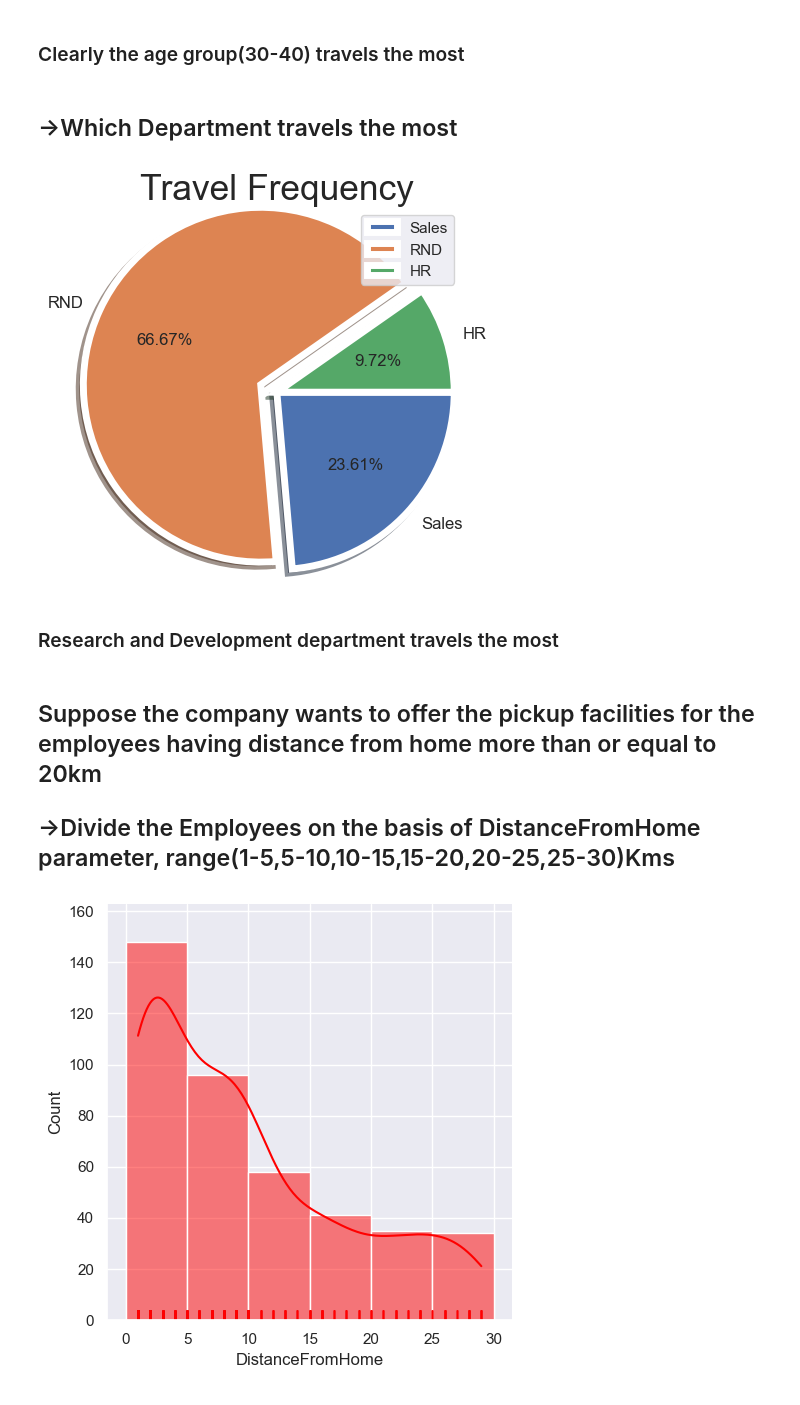
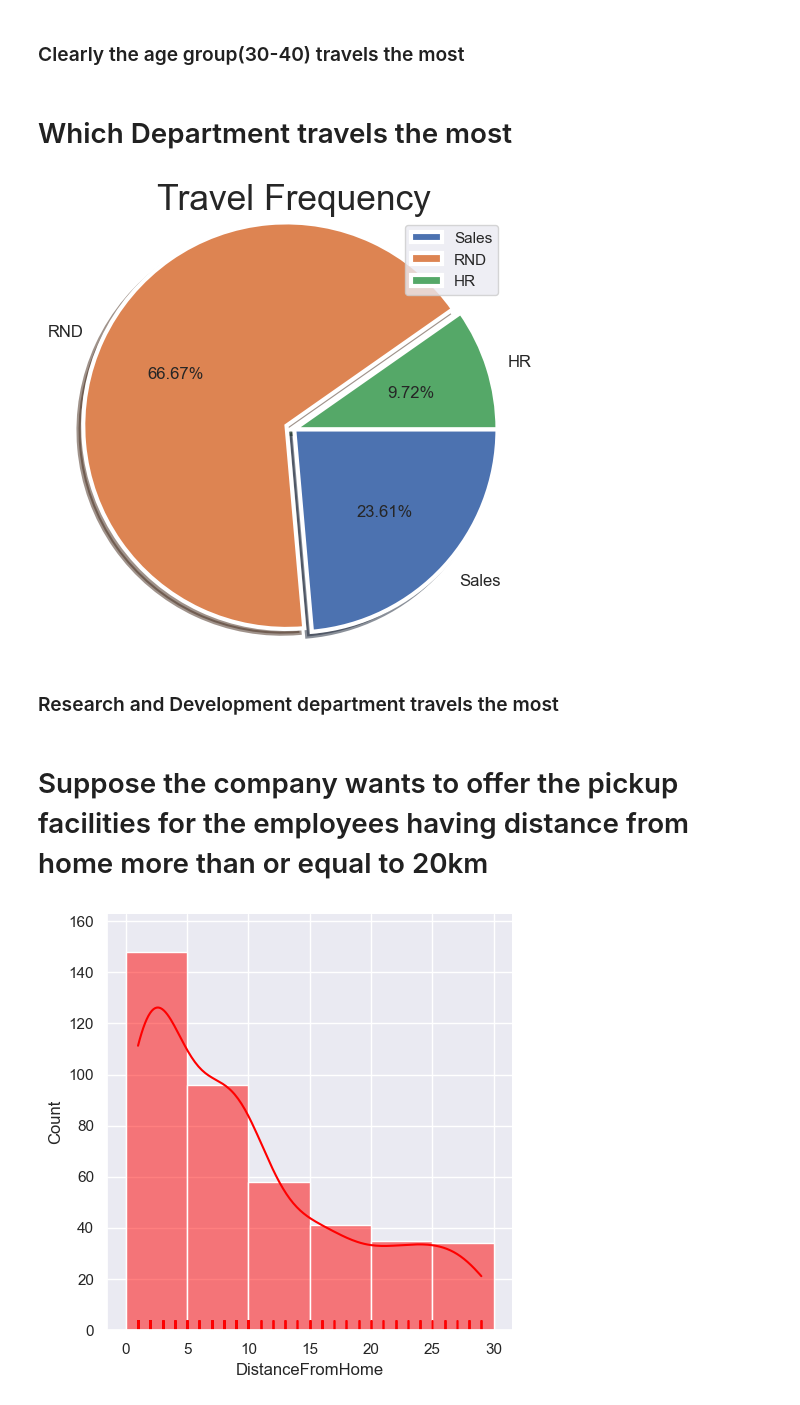
Before and after one commit to DeeZ-art/EDA-Emplyee_Dataset, a Jupyter notebook: EDA(Emplpoyee).ipynb, the cells around one changed output. Cells and saved outputs as stored; diff of their text form; code cells hidden in the pictures.

```diff
--- a/EDA(Emplpoyee).ipynb
+++ b/EDA(Emplpoyee).ipynb
@@ -34,29 +52,27 @@ plt.show()
 # %% [markdown]
 ### Clearly the age group(30-40) travels the most
 # %% [markdown]
-## ->Which Department travels the most
+# Which Department travels the most
 # %%
 dep = Data['Department'].unique().tolist()
 sales_dep = Data.loc[Data[(Data['BusinessTravel']=='Travel_Frequently') & (Data['Department']=='Sales')].index.values].index.values.tolist()
 RND_dep = Data.loc[Data[(Data['BusinessTravel']=='Travel_Frequently') & (Data['Department']=='Research & Development')].index.values].index.values.tolist()
 HR_dep = Data.loc[Data[(Data['BusinessTravel']=='Travel_Frequently') & (Data['Department']=='Human Resources')].index.values].index.values.tolist()
 
 res = [len(sales_dep),len(RND_dep),len(HR_dep)]
 lang = ['Sales','Research & Development','Human Resources']
-ex = [0.0,0.12,0.0]
+ex = [0.0,0.05,0.0]
 lang = ['Sales','RND','HR']
-plt.pie(res,labels = lang,explode = ex,autopct = '%0.2f%%',shadow = True,radius = 1.2,startangle = 0,textprops={'fontsize':12},counterclock = False,wedgeprops = {'linewidth':5} )
+plt.pie(res,labels = lang,explode = ex,autopct = '%0.2f%%',shadow = True,radius = 1.2,startangle = 0,textprops={'fontsize':12},counterclock = False,wedgeprops = {'linewidth':3} )
 plt.title("Travel Frequency",fontsize = 25.5)
 plt.legend(loc=1)
 plt.show()
 # %% [output]
-[figure, old version]
+[figure, new version]
 # %% [markdown]
 ### Research and Development department travels the most
 # %% [markdown]
-## Suppose the company wants to offer the pickup facilities for the employees having distance from home more than or equal to 20km
-
-## ->Divide the Employees on the basis of DistanceFromHome parameter, range(1-5,5-10,10-15,15-20,20-25,25-30)Kms
+# Suppose the company wants to offer the pickup facilities for the employees having distance from home more than or equal to 20km
 # %%
 sns.displot(Data['DistanceFromHome'],bins = [0,5,10,15,20,25,30],kde = True,rug = True,color = "red")
 plt.show()
```
Also changed, not shown: parts of 37 cells of this notebook.
